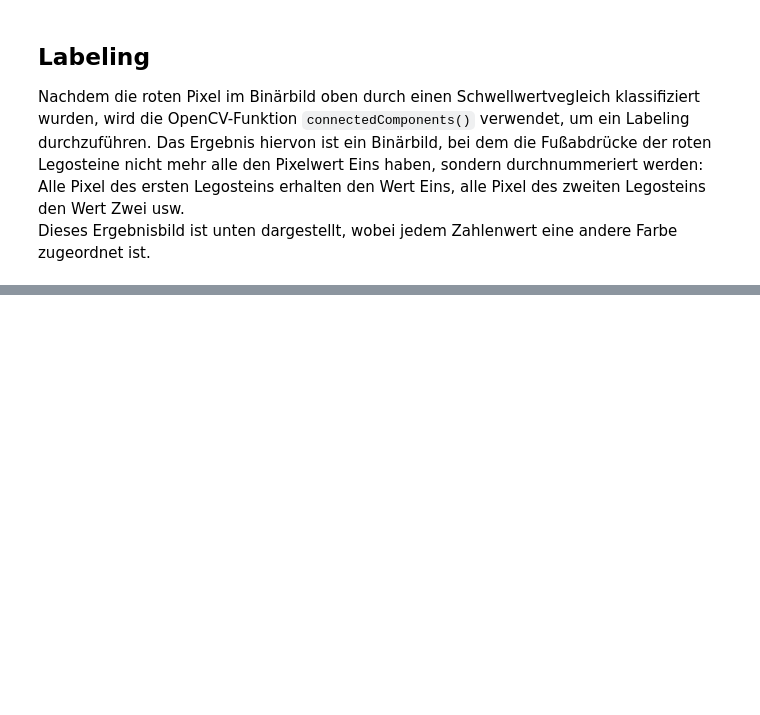
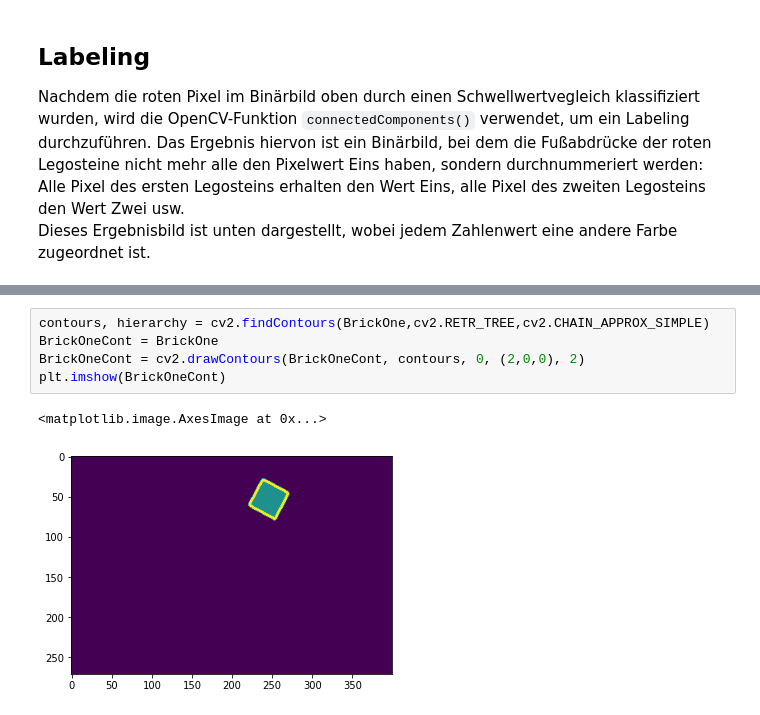
Before and after one commit to StefanMack/PraktMesstBV, a Jupyter notebook: 2_OpenCVPython-ImageProcessing.ipynb, the cells around one changed output, grey strips where cells are left out. Cells and saved outputs as stored; diff of their text form; blank space fills up the shorter version.

```diff
--- a/2_OpenCVPython-ImageProcessing.ipynb
+++ b/2_OpenCVPython-ImageProcessing.ipynb
@@ -215,0 +224,8 @@ Legostein Nr. 1: x = 246, y = 53
+# %%
+contours, hierarchy = cv2.findContours(BrickOne,cv2.RETR_TREE,cv2.CHAIN_APPROX_SIMPLE)
+BrickOneCont = BrickOne
+BrickOneCont = cv2.drawContours(BrickOneCont, contours, 0, (2,0,0), 2)
+plt.imshow(BrickOneCont)
+# %% [output]
+<matplotlib.image.AxesImage at 0x...>
+[figure, added]
```
Also changed, not shown: parts of 9 cells of this notebook.
